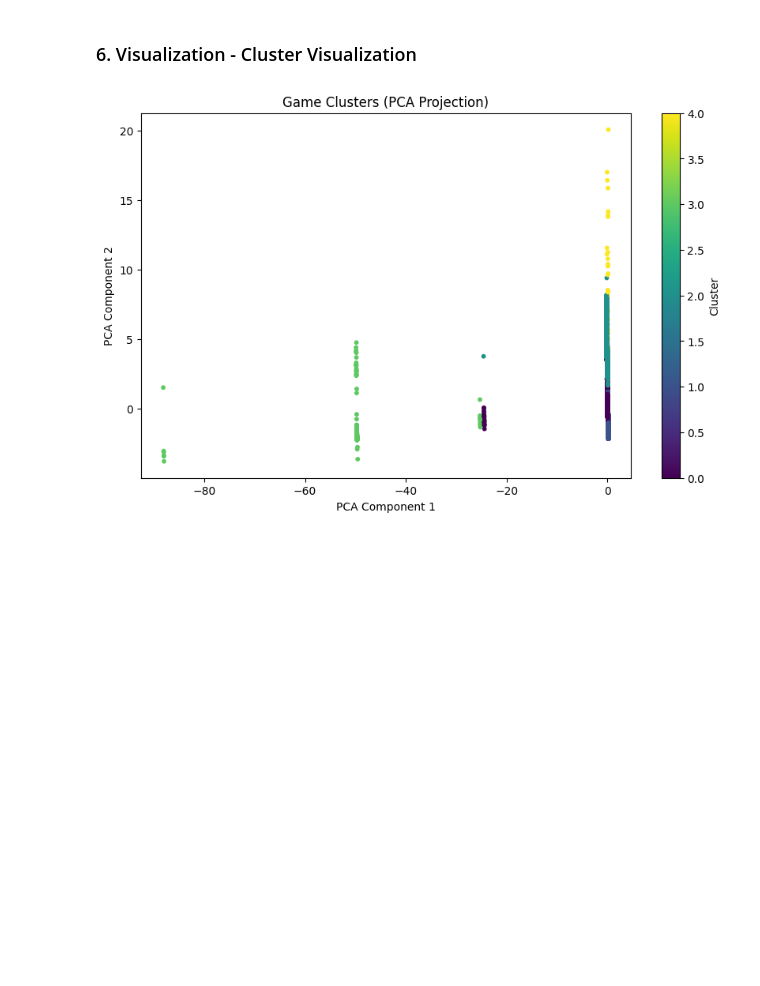
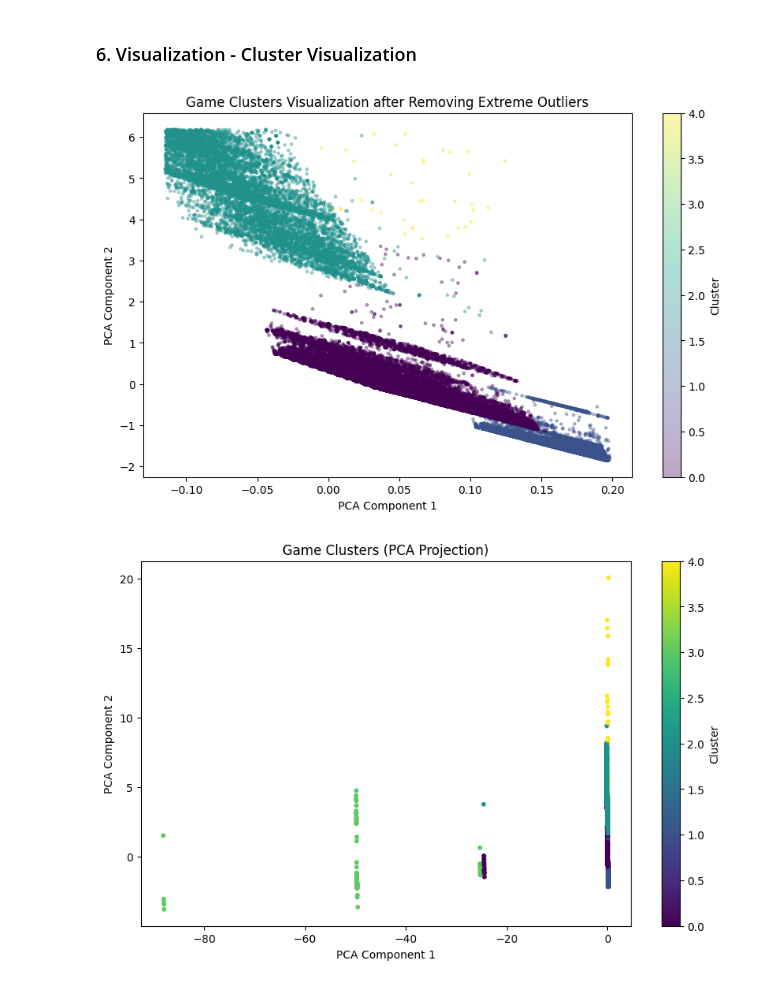
Before and after one commit to nthanhdung2k6ptit/steam-games-data-science, a Jupyter notebook: notebooks/05_clustering.ipynb, the cells around one changed output. Saved outputs shown, nothing was run; the diff lists cells and outputs as text; code cells hidden in the pictures; blank space fills up the shorter version.

Commit message:
sửa lại 05 clustering

```diff
--- a/notebooks/05_clustering.ipynb
+++ b/notebooks/05_clustering.ipynb
@@ -85,6 +85,56 @@ Silhouette Score: 0.43595111429491906
     - Các cluster có sự tách biệt tương đối rõ ràng.
 # %% [markdown]
 ### 6. Visualization - Cluster Visualization
+# %%
+import matplotlib.pyplot as plt
+import pandas as pd
+
+# Tạo dataframe để vẽ
+plot_df = df_pca.copy()
+
+# Nếu df_pca đã lỡ có cột cluster thì bỏ ra
+if "cluster" in plot_df.columns:
+    plot_df = plot_df.drop(columns=["cluster"])
+
+plot_df["cluster"] = clusters
+
+# Chỉ lấy 2 PCA components đầu tiên để visualize
+plot_df = plot_df.rename(columns={
+    plot_df.columns[0]: "pca_1",
+    plot_df.columns[1]: "pca_2"
+})
+
+# Loại outlier khi vẽ để biểu đồ không bị kéo quá mạnh
+x_low, x_high = plot_df["pca_1"].quantile([0.01, 0.99])
+y_low, y_high = plot_df["pca_2"].quantile([0.01, 0.99])
+
+plot_df_zoom = plot_df[
+    (plot_df["pca_1"] >= x_low) &
+    (plot_df["pca_1"] <= x_high) &
+    (plot_df["pca_2"] >= y_low) &
+    (plot_df["pca_2"] <= y_high)
+]
+
+plt.figure(figsize=(10, 6))
+
+scatter = plt.scatter(
+    plot_df_zoom["pca_1"],
+    plot_df_zoom["pca_2"],
+    c=plot_df_zoom["cluster"],
+    cmap="viridis",
+    s=6,
+    alpha=0.35
+)
+
+plt.title("Game Clusters Visualization after Removing Extreme Outliers")
+plt.xlabel("PCA Component 1")
+plt.ylabel("PCA Component 2")
+
+plt.colorbar(scatter, label="Cluster")
+
+plt.show()
+# %% [output]
+[figure, added]
 # %%
 plt.figure(figsize=(10, 6))
 
```
